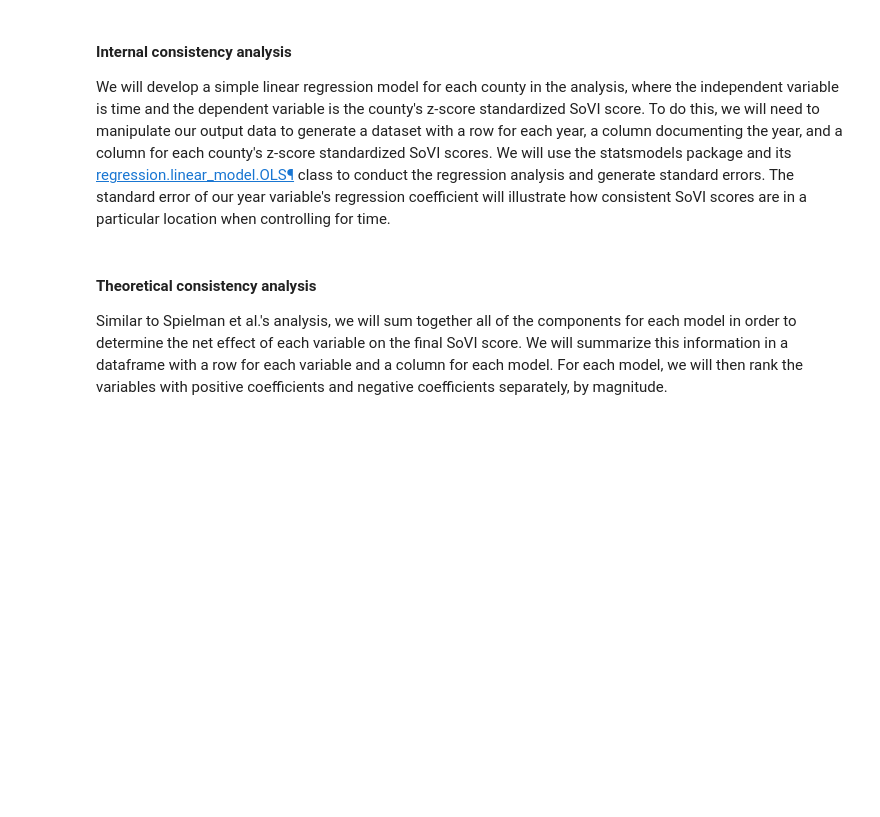
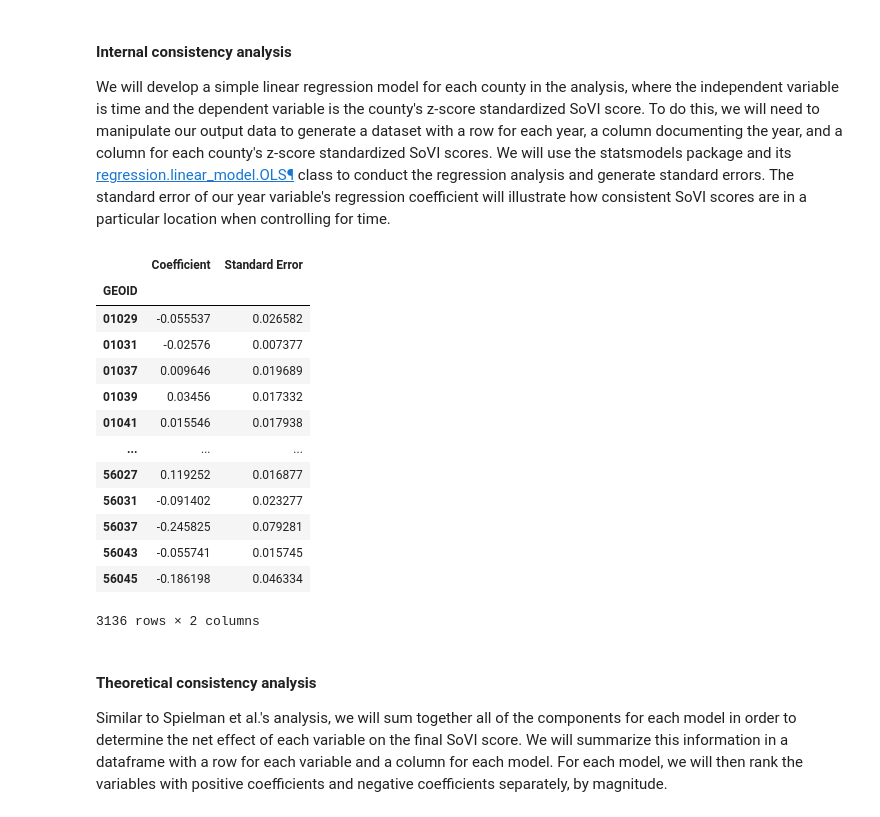
Before and after one commit to HEGSRR/RPl-Spielman-2020, a Jupyter notebook: procedure/code/RPl-Spielman-2020.ipynb, the cells around one changed output. Cells and saved outputs as stored; diff of their text form; code cells hidden in the pictures; blank space fills up the shorter version.

Commit message:
Computing SoVI, starting internal consistency analysis

```diff
--- a/procedure/code/RPl-Spielman-2020.ipynb
+++ b/procedure/code/RPl-Spielman-2020.ipynb
@@ -702,3 +835,8 @@ We will develop a simple linear regression model for each county in the analysis
 To do this, we will need to manipulate our output data to generate a dataset with a row for each year, a column documenting the year, and a column for each county's z-score standardized SoVI scores.
 We will use the statsmodels package and its [regression.linear_model.OLS¶](https://www.statsmodels.org/stable/generated/statsmodels.regression.linear_model.OLS.html) class to conduct the regression analysis and generate standard errors.
 The standard error of our year variable's regression coefficient will illustrate how consistent SoVI scores are in a particular location when controlling for time.
+# %%
+# DataFrame to store the results of the internal consistency analysis
+ic_results = pd.DataFrame(index = SoVI.index, columns = ['Coefficient', 'Standard Error'])
+# %%
+years_since_2012 = [0, 1, 2, 3, 4, 5, 6, 7, 8, 9]
@@ -705,3 +855,25 @@ The standard error of our year variable's regression coefficient will illustrate
+# %%
+for county in SoVI.index:
+    model = sm.OLS(SoVI.loc[county],years_since_2012)
+    results = model.fit()
+    ic_results.loc[county]['Coefficient', 'Standard Error'] = results.params[0], results.bse[0]
+# %%
+ic_results
+# %% [output]
+|  | Coefficient | Standard Error |
+| GEOID |  |  |
+| 01029 | -0.055537 | 0.026582 |
+| 01031 | -0.02576 | 0.007377 |
+| 01037 | 0.009646 | 0.019689 |
+| 01039 | 0.03456 | 0.017332 |
+| 01041 | 0.015546 | 0.017938 |
+| ... | ... | ... |
+| 56027 | 0.119252 | 0.016877 |
+| 56031 | -0.091402 | 0.023277 |
+| 56037 | -0.245825 | 0.079281 |
+| 56043 | -0.055741 | 0.015745 |
+| 56045 | -0.186198 | 0.046334 |
+3136 rows × 2 columns
 # %% [markdown]
 #### Theoretical consistency analysis
 
```
Also changed, not shown: parts of 7 cells of this notebook, 6 other files.
